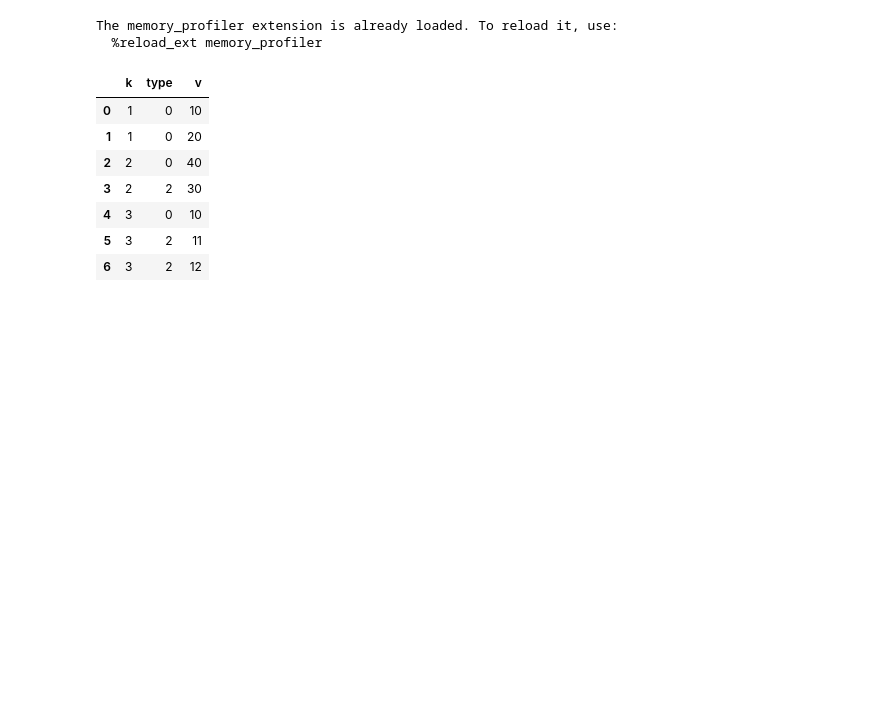
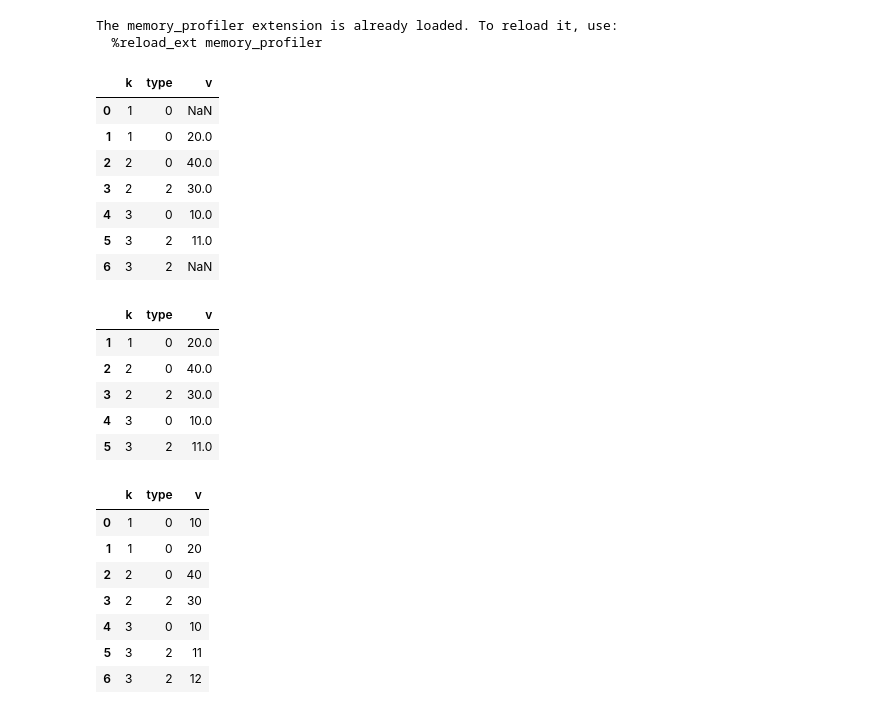
Before and after one commit to sidazhou/ipython_notes, a Jupyter notebook: notes.ipynb, the cells around one changed output. Drawn from its saved outputs; the diff is of its cells as text; code cells hidden in the pictures; blank space fills up the shorter version.

```diff
--- a/notes.ipynb
+++ b/notes.ipynb
@@ -27,6 +29,27 @@ pd.set_option('display.max_rows', 500)
 # %% [output]
 The memory_profiler extension is already loaded. To reload it, use:
   %reload_ext memory_profiler
+# %%
+# NaN values in certain column
+df = pd.DataFrame({'k': [1,1,2,2,3,3,3], 'v': [np.nan,20,40,30,10,11,np.nan], 'type':[0,0,0,2,0,2,2]})
+display(df)
+ind = ~pd.isnull(df['v'])
+df[ind]
+# %% [output]
+|  | k | type | v |
+| 0 | 1 | 0 | NaN |
+| 1 | 1 | 0 | 20.0 |
+| 2 | 2 | 0 | 40.0 |
+| 3 | 2 | 2 | 30.0 |
+| 4 | 3 | 0 | 10.0 |
+| 5 | 3 | 2 | 11.0 |
+| 6 | 3 | 2 | NaN |
+|  | k | type | v |
+| 1 | 1 | 0 | 20.0 |
+| 2 | 2 | 0 | 40.0 |
+| 3 | 2 | 2 | 30.0 |
+| 4 | 3 | 0 | 10.0 |
+| 5 | 3 | 2 | 11.0 |
 # %%
 # get a sample group from groupby
 df = pd.DataFrame({'k': [1,1,2,2,3,3,3], 'v': [10,20,40,30,10,11,12], 'type':[0,0,0,2,0,2,2]})
```
Also changed, not shown: parts of 3 cells of this notebook, 1 other file.
